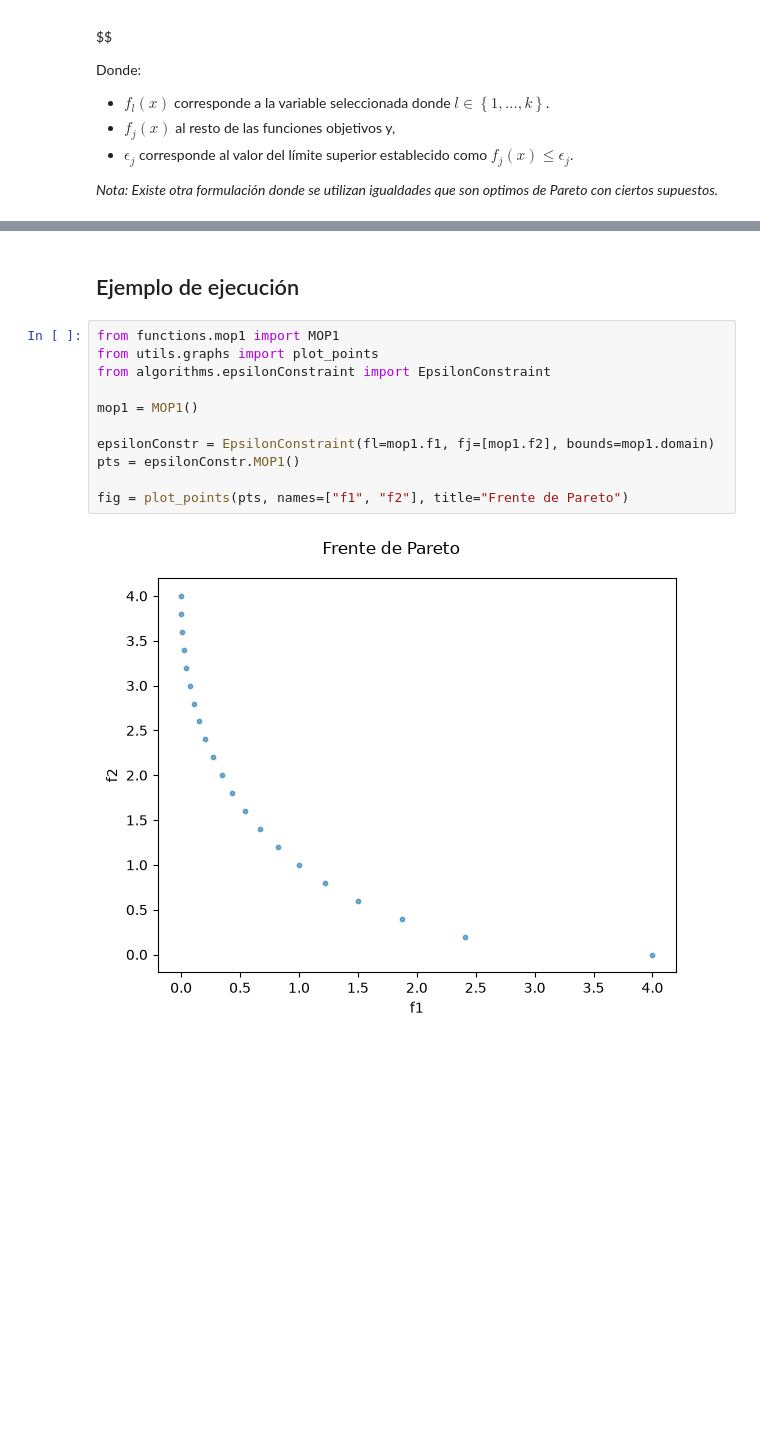
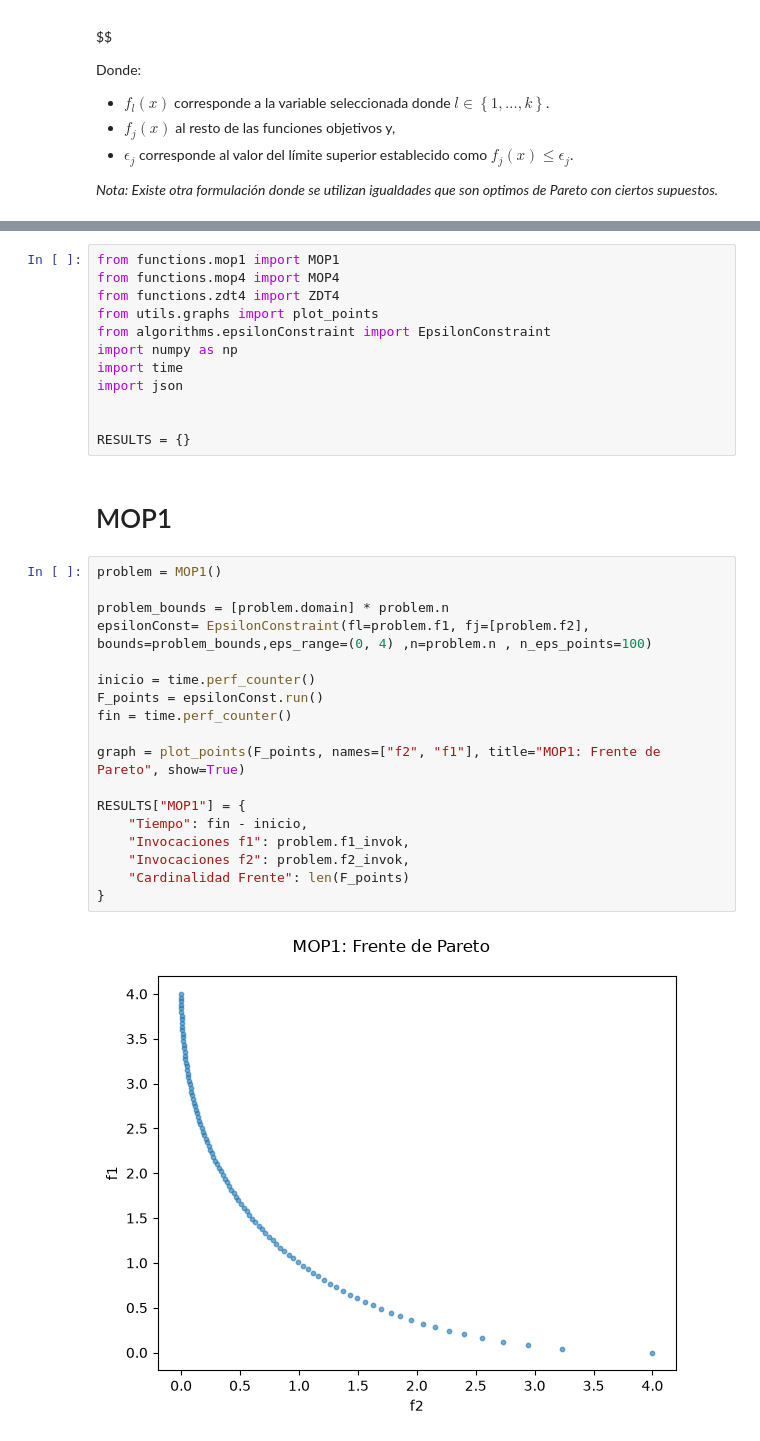
Before and after one commit to MARDnstuff/mard-Multi-Objective-Optmization, a Jupyter notebook: Example_EpsilonConstraint.ipynb, the cells around one changed output, grey strips where cells are left out. Cells and saved outputs as stored; diff of their text form; blank space fills up the shorter version.

```diff
--- a/Example_EpsilonConstraint.ipynb
+++ b/Example_EpsilonConstraint.ipynb
@@ -62,15 +32,34 @@ Donde:
+# %%
+from functions.mop1 import MOP1
+from functions.mop4 import MOP4
+from functions.zdt4 import ZDT4
+from utils.graphs import plot_points
+from algorithms.epsilonConstraint import EpsilonConstraint
+import numpy as np
+import time
+import json
+
+
+RESULTS = {}
 # %% [markdown]
-## Ejemplo de ejecución
+# MOP1
 # %%
-from functions.mop1 import MOP1
-from utils.graphs import plot_points
-from algorithms.epsilonConstraint import EpsilonConstraint
+problem = MOP1()
 
-mop1 = MOP1()
+problem_bounds = [problem.domain] * problem.n
+epsilonConst= EpsilonConstraint(fl=problem.f1, fj=[problem.f2], bounds=problem_bounds,eps_range=(0, 4) ,n=problem.n , n_eps_points=100)
 
-epsilonConstr = EpsilonConstraint(fl=mop1.f1, fj=[mop1.f2], bounds=mop1.domain)
-pts = epsilonConstr.MOP1()
+inicio = time.perf_counter()
+F_points = epsilonConst.run()
+fin = time.perf_counter()
 
-fig = plot_points(pts, names=["f1", "f2"], title="Frente de Pareto")
+graph = plot_points(F_points, names=["f2", "f1"], title="MOP1: Frente de Pareto", show=True)
+
+RESULTS["MOP1"] = {
+    "Tiempo": fin - inicio,
+    "Invocaciones f1": problem.f1_invok,
+    "Invocaciones f2": problem.f2_invok,
+    "Cardinalidad Frente": len(F_points)
+}
 # %% [output]
-[figure, old version]
+[figure, new version]
```
Also changed, not shown: parts of 9 cells of this notebook, 19 other files.
